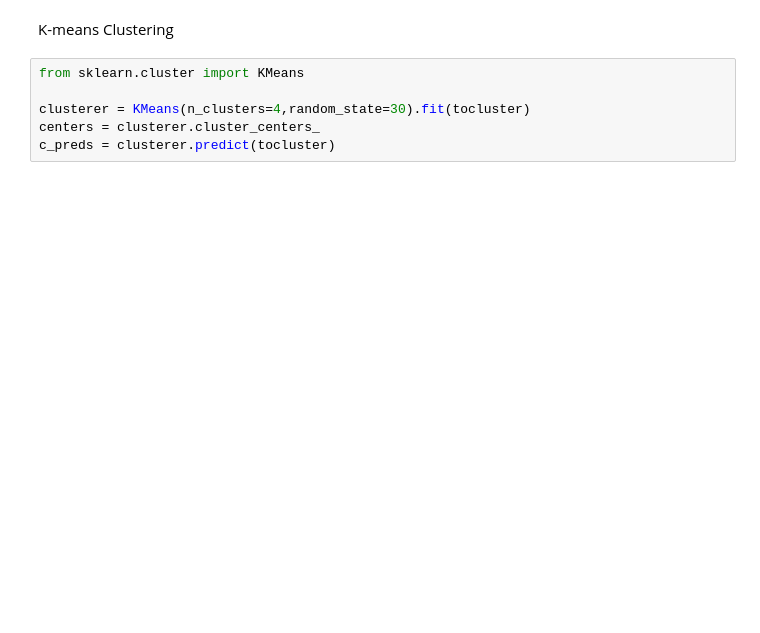
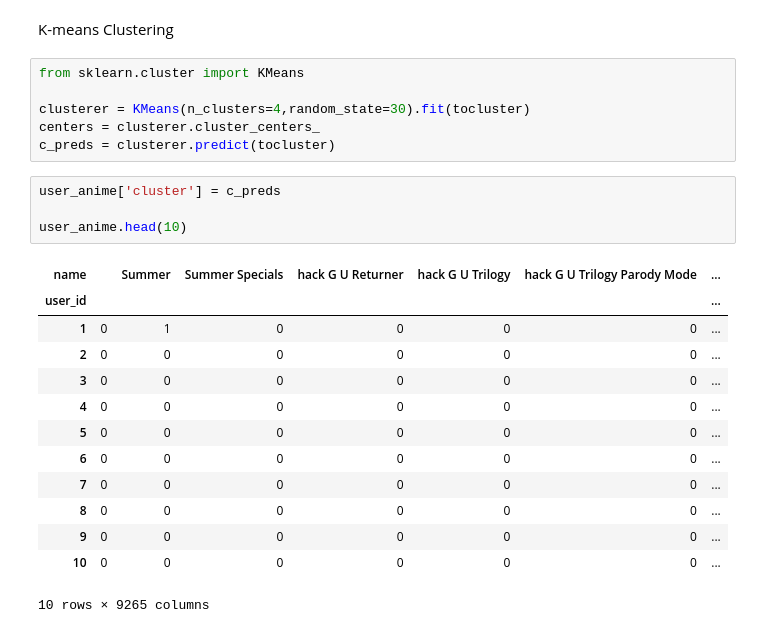
Before and after one commit to Laxmanlee/Anime-Recoomendation-system, a Jupyter notebook: BD_project.ipynb, the cells around one changed output. Saved outputs shown, nothing was run; the diff lists cells and outputs as text; blank space fills up the shorter version.

```diff
--- a/BD_project.ipynb
+++ b/BD_project.ipynb
@@ -312,3 +312,21 @@ from sklearn.cluster import KMeans
 clusterer = KMeans(n_clusters=4,random_state=30).fit(tocluster)
 centers = clusterer.cluster_centers_
 c_preds = clusterer.predict(tocluster)
+# %%
+user_anime['cluster'] = c_preds
+
+user_anime.head(10)
+# %% [output]
+| name |  | Summer | Summer Specials | hack G U Returner | hack G U Trilogy | hack G U Trilogy Parody Mode | ... |
+| user_id |  |  |  |  |  |  | ... |
+| 1 | 0 | 1 | 0 | 0 | 0 | 0 | ... |
+| 2 | 0 | 0 | 0 | 0 | 0 | 0 | ... |
+| 3 | 0 | 0 | 0 | 0 | 0 | 0 | ... |
+| 4 | 0 | 0 | 0 | 0 | 0 | 0 | ... |
+| 5 | 0 | 0 | 0 | 0 | 0 | 0 | ... |
+| 6 | 0 | 0 | 0 | 0 | 0 | 0 | ... |
+| 7 | 0 | 0 | 0 | 0 | 0 | 0 | ... |
+| 8 | 0 | 0 | 0 | 0 | 0 | 0 | ... |
+| 9 | 0 | 0 | 0 | 0 | 0 | 0 | ... |
+| 10 | 0 | 0 | 0 | 0 | 0 | 0 | ... |
+10 rows × 9265 columns
```
Also changed, not shown: parts of 7 cells of this notebook.
